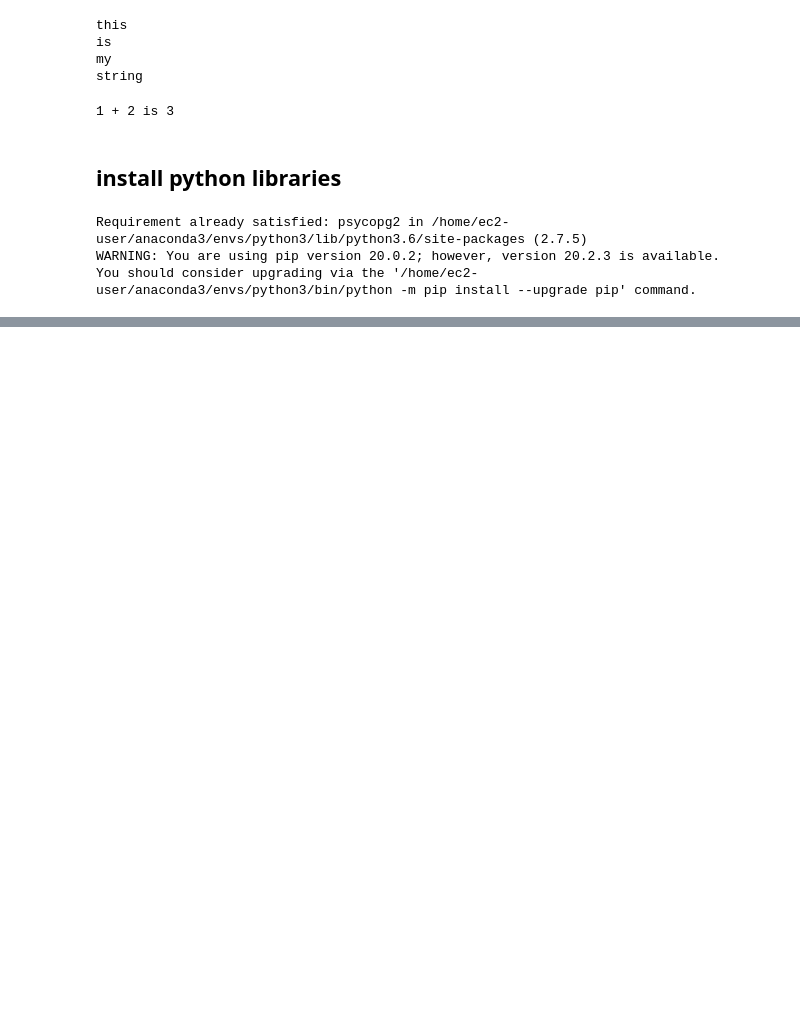
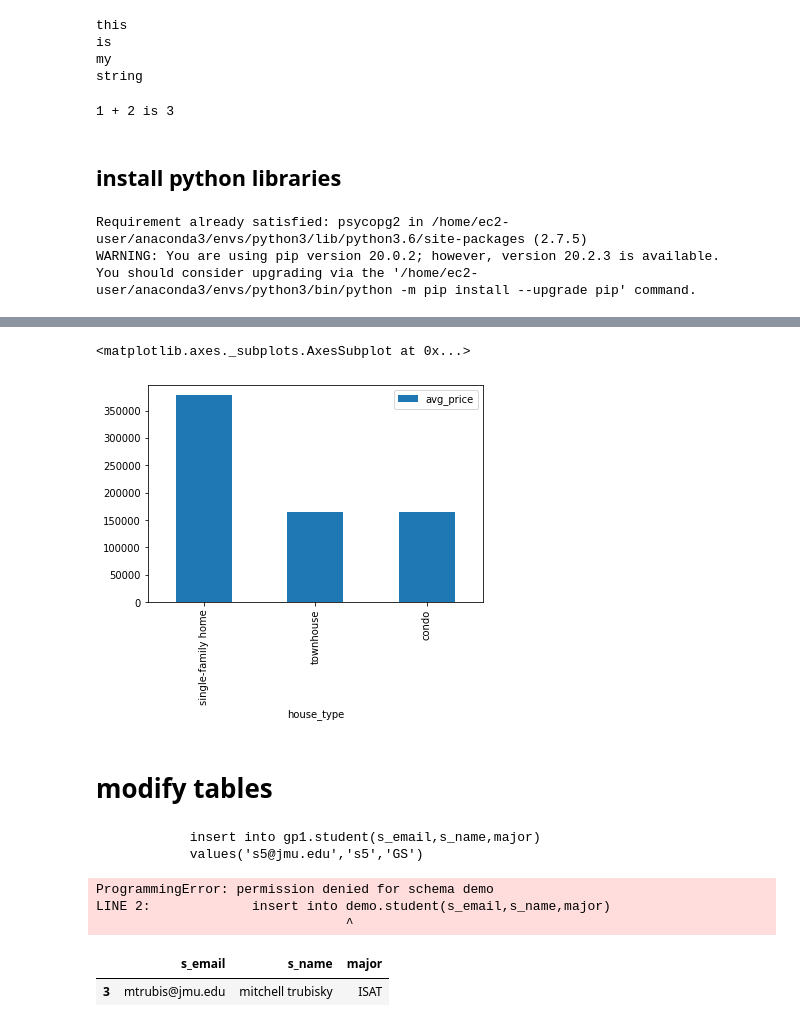
Before and after one commit to counihft/ia-340, a Jupyter notebook: lec4.ipynb, the cells around one changed output, grey strips where cells are left out. Cells and saved outputs as stored; diff of their text form; code cells hidden in the pictures; blank space fills up the shorter version.

```diff
--- a/lec4.ipynb
+++ b/lec4.ipynb
@@ -26,0 +131,32 @@ import psycopg2
+# %%
+sql_avg_price_per_type = """
+                        select house_type,
+                        avg(price) as avg_price
+                        from public.house_price
+                        group by house_type
+                        order by avg_price desc
+                        """
+# %%
+df = pandas.read_sql_query(sql_avg_price_per_type,conn)
+
+df.plot.bar(y = 'avg_price', x = 'house_type')
+# %% [output]
+<matplotlib.axes._subplots.AxesSubplot at 0x...>
+[figure, added]
+# %% [markdown]
+# modify tables
+# %%
+sql_insert = """
+            insert into gp1.student(s_email,s_name,major)
+            values('{}','{}','{}')
+            """.format('s5@jmu.edu','s5','GS')
+print(sql_insert)
+# %% [output]
+            insert into gp1.student(s_email,s_name,major)
+            values('s5@jmu.edu','s5','GS')
+# %%
+cur.execute(sql_insert)
+# %% [output]
+ProgrammingError: permission denied for schema demo
+LINE 2:             insert into demo.student(s_email,s_name,major)
+                                ^
@@ -26,0 +165,6 @@ import psycopg2
+# %%
+df = pandas.read_sql_query('select * from gp1.student',conn)
+df[-1:]
+# %% [output]
+|  | s_email | s_name | major |
+| 3 | mtrubis@jmu.edu | mitchell trubisky | ISAT |
```
Also changed, not shown: parts of 20 cells of this notebook.
